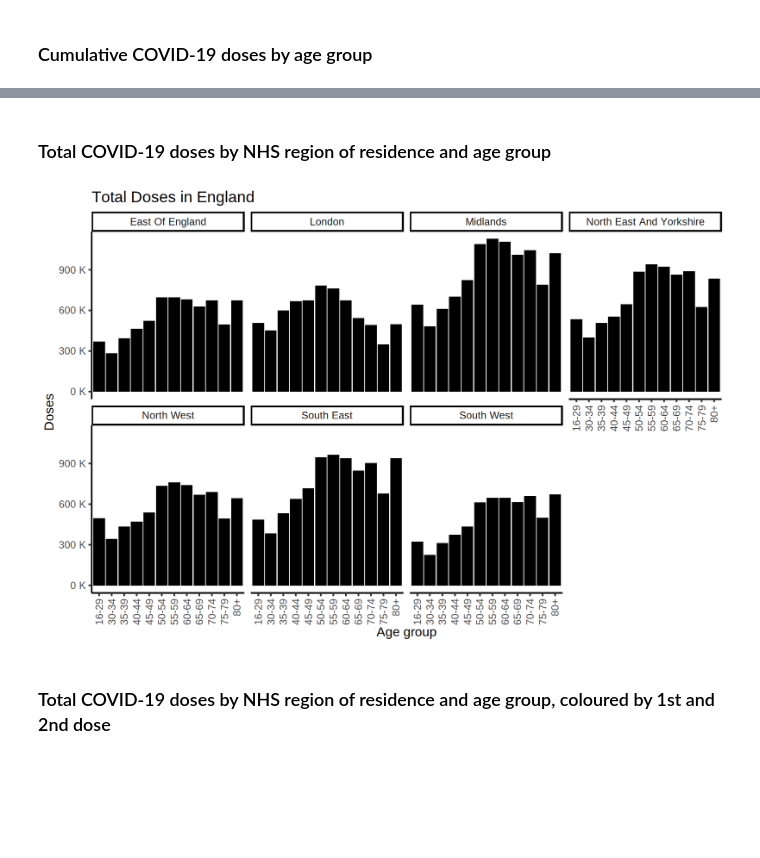
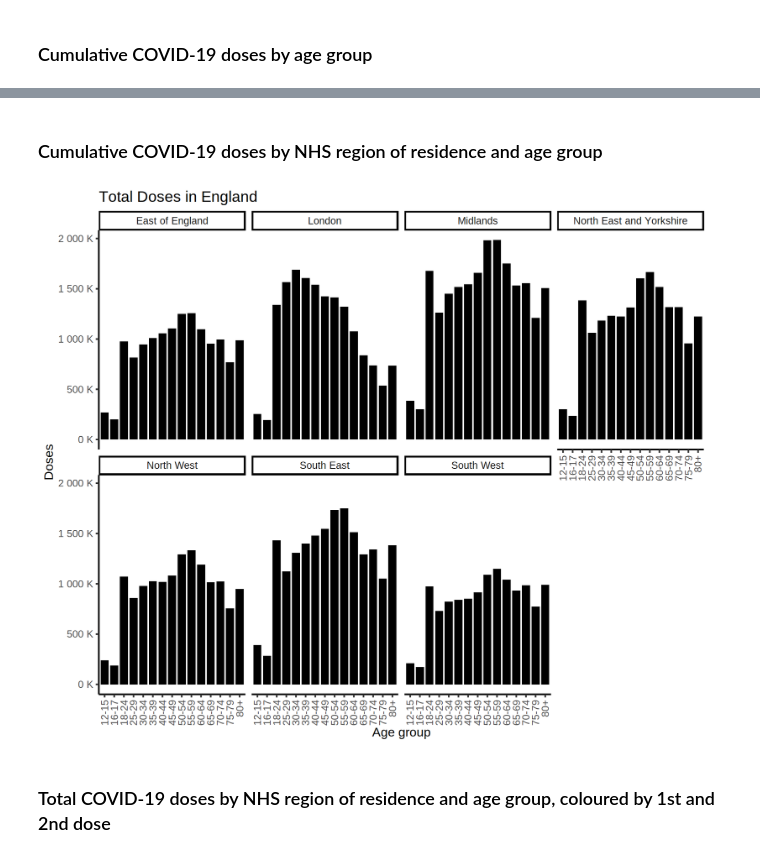
Before and after one commit to ycl6/Simple-R-gists, a Jupyter notebook: NHS_England_COVID-19_Vaccination/COVID-19_Vaccination_Statistics_in_England.ipynb, the cells around one changed output, grey strips where cells are left out. Drawn from its saved outputs; the diff is of its cells as text; code cells hidden in the pictures; blank space fills up the shorter version.

```diff
--- a/NHS_England_COVID-19_Vaccination/COVID-19_Vaccination_Statistics_in_England.ipynb
+++ b/NHS_England_COVID-19_Vaccination/COVID-19_Vaccination_Statistics_in_England.ipynb
@@ -56,7 +66,7 @@ options(repr.plot.width = 12, repr.plot.height = 8, repr.plot.res = 150)
 # %%
 domain <- "https://www.england.nhs.uk"
-path <- "statistics/wp-content/uploads/sites/2/2021/06"
-filename <- "COVID-19-monthly-announced-vaccinations-10-June-2021.xlsx"
+path <- "statistics/wp-content/uploads/sites/2/2022/02"
+filename <- "COVID-19-monthly-announced-vaccinations-10-February-2022.xlsx"
 
 # Download file
 download.file(url = paste0(domain, "/", path, "/", filename), destfile = filename, method = "curl")
@@ -275,0 +389,16 @@ A tibble: 6 × 4
+# %%
+# Wide format
+ra3 <- as.data.frame(n2c[n2c$NHS.Region.code %in% regionCode,]) %>% select(-NHS.Region.code) # drop 1st column
+ra3 <- ra3[,-2] # Drop "Under 18"
+colnames(ra3) <- c("Region", names(ageGroup2))
+ra3$Region <- factor(ra3$Region, levels = levels(regionName))
+ra3 <- mutate_at(ra3, vars(-Region), "as.integer")
+ra3
+
+# Convert to long format
+ra3 <- pivot_longer(ra3, !Region, names_to = "AgeGroup", values_to = "Count")
+ra3$AgeGroup <- as.factor(ra3$AgeGroup)
+ra3$AgeGroup <- factor(ra3$AgeGroup, levels = gtools::mixedsort(levels(ra3$AgeGroup)))
+levels(ra3$AgeGroup) <- ageGroup2
+ra3$Dose <- "Booster/Third Dose"
+head(ra3)
@@ -278,13 +427,10 @@ A tibble: 6 × 4
 # %%
-data <- rbind(d1, d2)
-data <- merge(pivot_longer(population2, !Region, names_to = "AgeGroup", values_to = "Total"), data)
-data$Count <- as.integer(data$Count)
-data$Fraction <- data$Count / data$Total
-data$Region <- factor(data$Region, levels = levels(regions))
-data$AgeGroup <- as.factor(data$AgeGroup)
-data$AgeGroup <- factor(data$AgeGroup, levels = gtools::mixedsort(levels(data$AgeGroup)))
-levels(data$AgeGroup) <- agegroups2
-head(data)
+dat1 <- rbind(ra1, ra2, ra3)
+dat1 <- merge(population, dat1) %>% arrange(Region, order(gtools::mixedorder(AgeGroup)))
+dat1$Fraction <- dat1$Count / dat1$Total
+dat1$Dose <- as.factor(dat1$Dose)
+dat1$Dose <- factor(dat1$Dose, levels = c("First Dose","Second Dose","Booster/Third Dose"))
+head(dat1)
 # %% [output]
 A data.frame: 6 × 6
 |  | Region | AgeGroup | Total | Count | Dose | Fraction |
@@ -428,13 +842,13 @@ data %>% group_by(AgeGroup) %>% summarise(Doses = sum(Count)) %>%
 # %% [markdown]
-### Total COVID-19 doses by NHS region of residence and age group
+### Cumulative COVID-19 doses by NHS region of residence and age group
 # %%
-ggplot(data, aes(AgeGroup, Count)) + geom_col(fill = "black", width = 0.9) +
+ggplot(dat1, aes(AgeGroup, Count)) + geom_col(fill = "black", width = 0.8) +
     facet_wrap(~ Region, ncol = 4) + theme_classic(base_size = 16) +
     scale_y_continuous(labels = unit_format(unit = "K", scale = 1e-3)) +
     theme(axis.text.x = element_text(angle = 90, vjust = 0.5, hjust = 1)) +
     labs(title = "Total Doses in England", x = "Age group", y = "Doses")
 # %% [output]
-[figure, old version]
+[figure, new version]
 # %% [markdown]
 ### Total COVID-19 doses by NHS region of residence and age group, coloured by 1st and 2nd dose
 # %%
```
Also changed, not shown: parts of 62 cells of this notebook, 2 other files.
